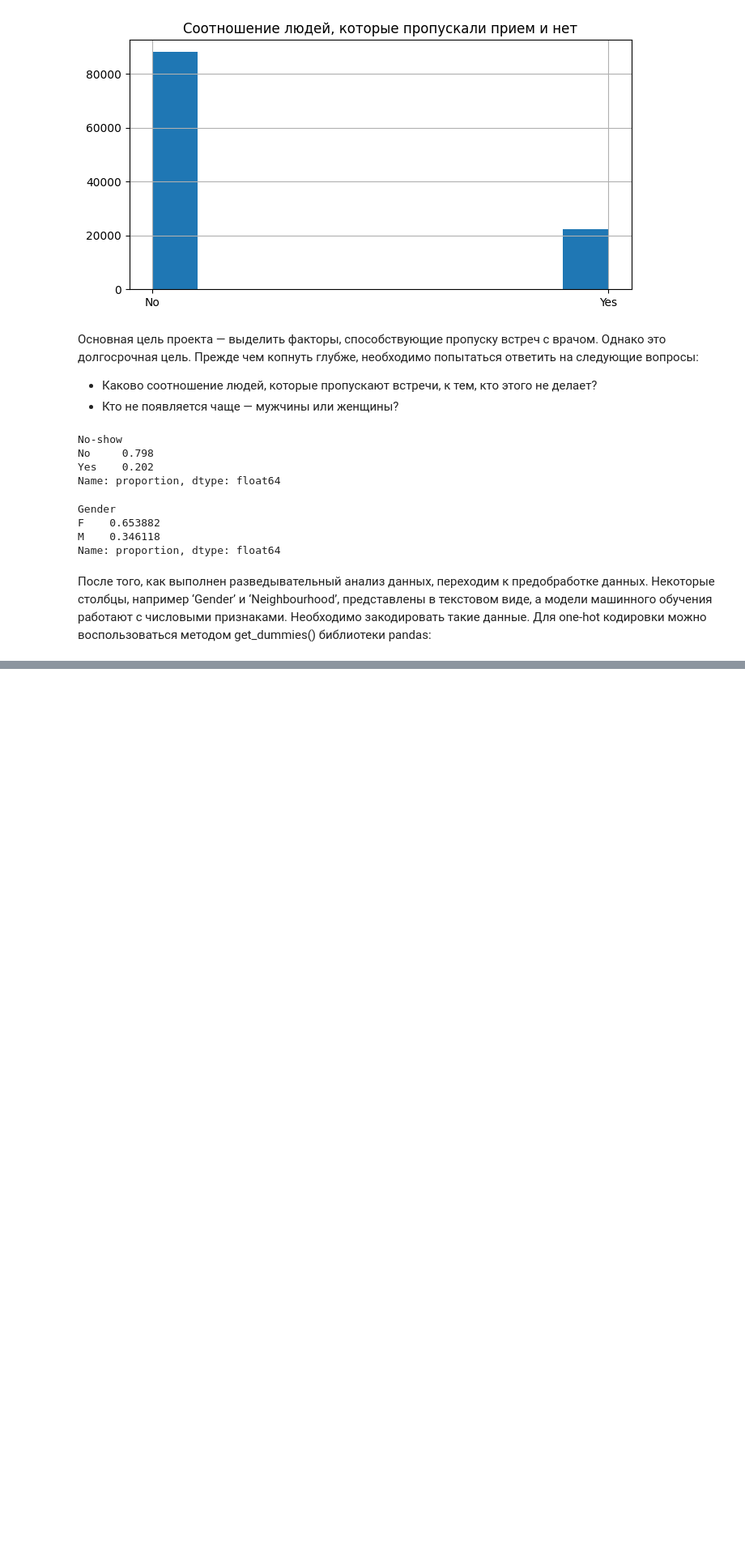
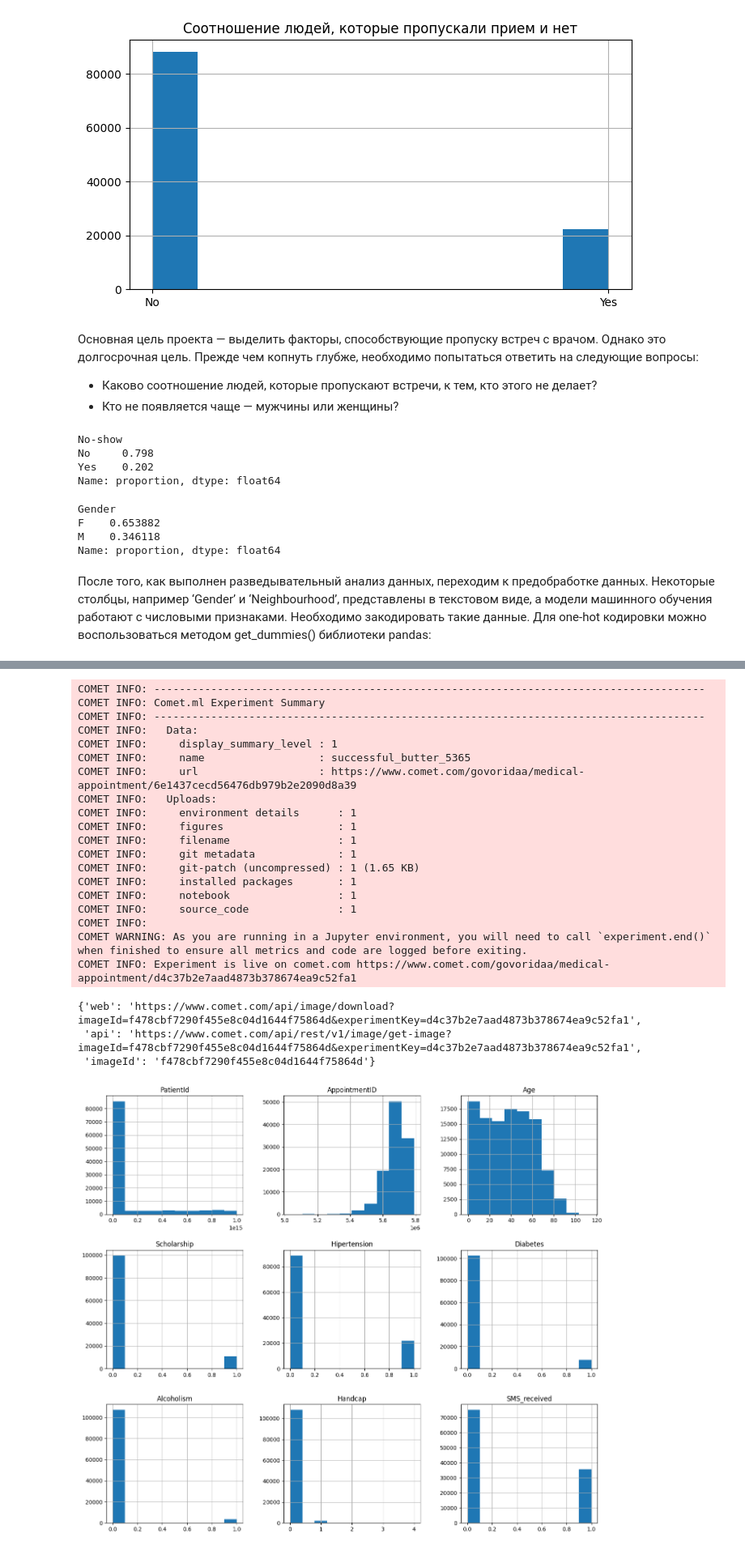
Before and after one commit to govoridaa/SF, a Jupyter notebook: учебный материал/Блок 3. Разведывательный анализ данных/EDA-5. Проектирование экспериментов/EDA-5. Проектирование экспериментов.ipynb, the cells around one changed output, grey strips where cells are left out. Shown: that part at 81% size. Saved outputs shown, nothing was run; the diff lists cells and outputs as text; code cells hidden in the pictures; blank space fills up the shorter version.

```diff
--- a/учебный материал/Блок 3. Разведывательный анализ данных/EDA-5. Проектирование экспериментов/EDA-5. Проектирование экспериментов.ipynb
+++ b/учебный материал/Блок 3. Разведывательный анализ данных/EDA-5. Проектирование экспериментов/EDA-5. Проектирование экспериментов.ipynb
@@ -97,0 +98,35 @@ INFO: 2025-04-02 21:43:37,667: Percentage of men: 0.346117657601147
+# %%
+from comet_ml import Experiment
+# Создайте эксперимент с помощью вашего API ключа
+experiment = Experiment(
+    api_key="qIFBHKLfo88uBxDf0yV5XYzi0",
+    project_name="medical-appointment",
+    workspace="govoridaa",
+)
+df.hist(figsize=(16,14))
+# логируем гистрограму
+experiment.log_figure(figure=plt)
+# %% [output]
+COMET INFO: ---------------------------------------------------------------------------------------
+COMET INFO: Comet.ml Experiment Summary
+COMET INFO: ---------------------------------------------------------------------------------------
+COMET INFO:   Data:
+COMET INFO:     display_summary_level : 1
+COMET INFO:     name                  : successful_butter_5365
+COMET INFO:     url                   : https://www.comet.com/govoridaa/medical-appointment/6e1437cecd56476db979b2e2090d8a39
+COMET INFO:   Uploads:
+COMET INFO:     environment details      : 1
+COMET INFO:     figures                  : 1
+COMET INFO:     filename                 : 1
+COMET INFO:     git metadata             : 1
+COMET INFO:     git-patch (uncompressed) : 1 (1.65 KB)
+COMET INFO:     installed packages       : 1
+COMET INFO:     notebook                 : 1
+COMET INFO:     source_code              : 1
+COMET INFO:
+COMET WARNING: As you are running in a Jupyter environment, you will need to call `experiment.end()` when finished to ensure all metrics and code are logged before exiting.
+COMET INFO: Experiment is live on comet.com https://www.comet.com/govoridaa/medical-appointment/d4c37b2e7aad4873b378674ea9c52fa1
+{'web': 'https://www.comet.com/api/image/download?imageId=f478cbf7290f455e8c04d1644f75864d&experimentKey=d4c37b2e7aad4873b378674ea9c52fa1',
+ 'api': 'https://www.comet.com/api/rest/v1/image/get-image?imageId=f478cbf7290f455e8c04d1644f75864d&experimentKey=d4c37b2e7aad4873b378674ea9c52fa1',
+ 'imageId': 'f478cbf7290f455e8c04d1644f75864d'}
+[figure, added]
```
Also changed, not shown: parts of 7 cells of this notebook, 1 other file.
